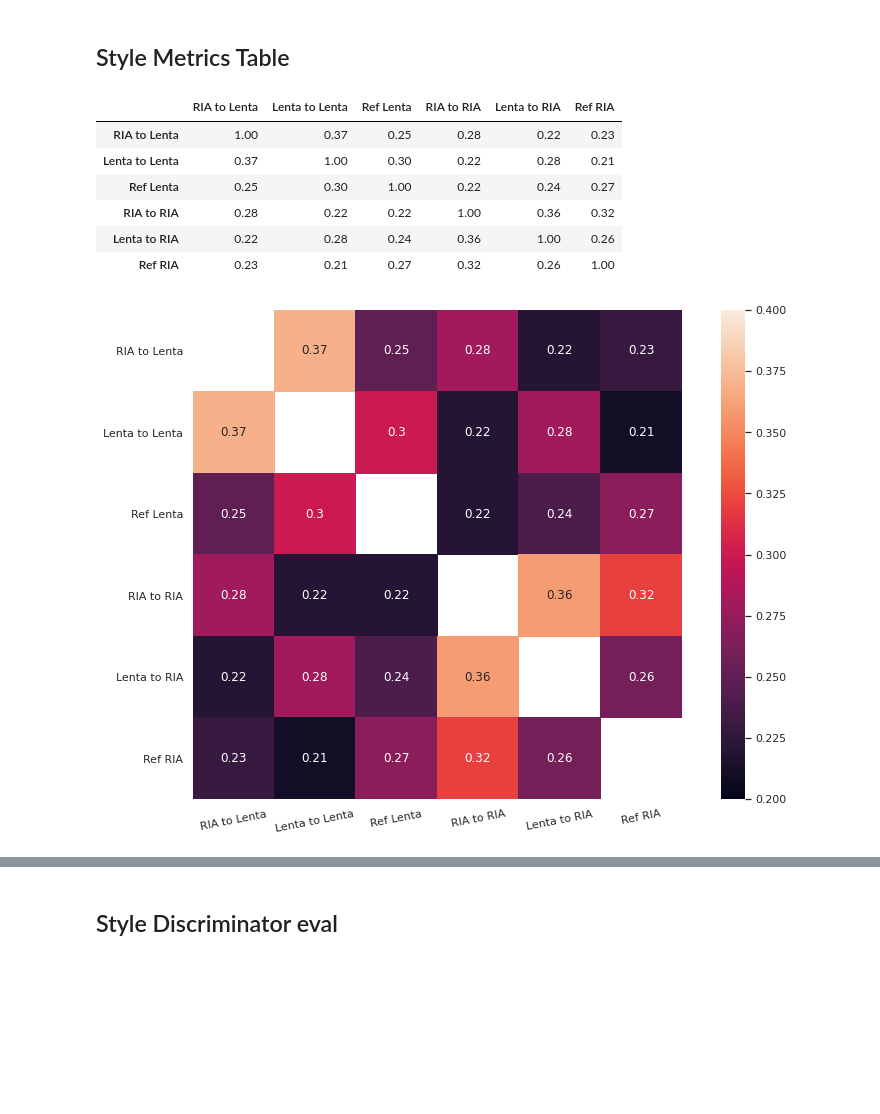
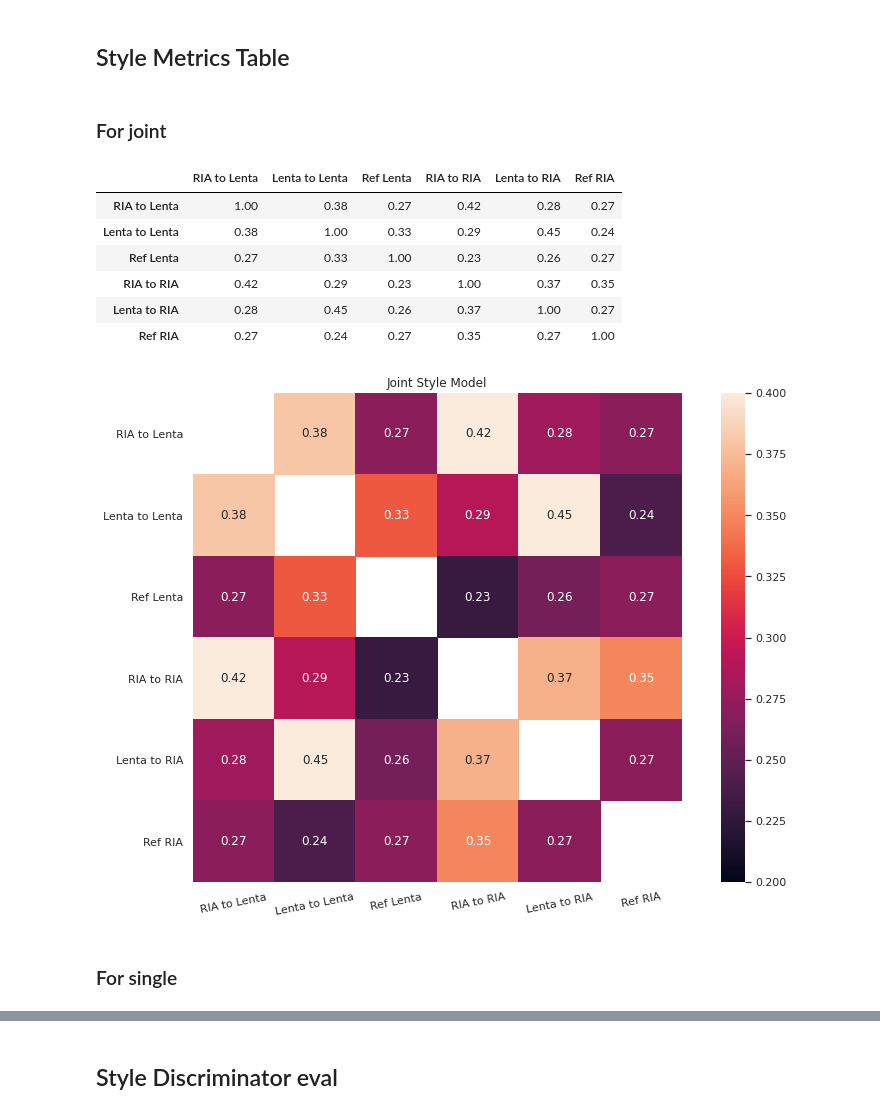
Before and after one commit to leshanbog/master-thesis, a Jupyter notebook: src/final_style_eval.ipynb, the cells around one changed output, grey strips where cells are left out. Drawn from its saved outputs; the diff is of its cells as text; code cells hidden in the pictures; blank space fills up the shorter version.

```diff
--- a/src/final_style_eval.ipynb
+++ b/src/final_style_eval.ipynb
@@ -112,11 +192,11 @@ with torch.no_grad():
         ria_inp = text_to_transformer_input(records[i]['ria_text'])
         lenta_inp = text_to_transformer_input(records[i]['lenta_text'])
 
-        lenta_from_ria.append(
+        single_lenta_from_ria.append(
             lenta_style.generate(**ria_inp, **generation_args)
         )
 
-        lenta_from_lenta.append(
+        single_lenta_from_lenta.append(
             lenta_style.generate(**lenta_inp, **generation_args)
         )
 
@@ -129,7 +209,12 @@ def trans_otpt_to_headline(otpt):
 # %%
 %%time
 
-ria_from_ria = [trans_otpt_to_headline(x) for x in ria_from_ria]
-ria_from_lenta = [trans_otpt_to_headline(x) for x in ria_from_lenta]
-lenta_from_ria = [trans_otpt_to_headline(x) for x in lenta_from_ria]
-lenta_from_lenta = [trans_otpt_to_headline(x) for x in lenta_from_lenta]
+single_ria_from_ria = [trans_otpt_to_headline(x) for x in single_ria_from_ria]
+single_ria_from_lenta = [trans_otpt_to_headline(x) for x in single_ria_from_lenta]
+single_lenta_from_ria = [trans_otpt_to_headline(x) for x in single_lenta_from_ria]
+single_lenta_from_lenta = [trans_otpt_to_headline(x) for x in single_lenta_from_lenta]
+
+joint_ria_from_ria = [trans_otpt_to_headline(x) for x in joint_ria_from_ria]
+joint_ria_from_lenta = [trans_otpt_to_headline(x) for x in joint_ria_from_lenta]
+joint_lenta_from_ria = [trans_otpt_to_headline(x) for x in joint_lenta_from_ria]
+joint_lenta_from_lenta = [trans_otpt_to_headline(x) for x in joint_lenta_from_lenta]
@@ -146,11 +228,13 @@ from utils.gen_title_calculate_metrics import calc_metrics
 
 def scalar_from_metrics(m):
     return (m['rl'] + m['r2'] + m['rl']) / 3
+# %% [markdown]
+### For joint
 # %%
-results = np.zeros((6, 6))
+joint_results = np.zeros((6, 6))
 
 headlines = (
-    lenta_from_ria, lenta_from_lenta, ref_lenta, ria_from_ria, ria_from_lenta, ref_ria
+    joint_lenta_from_ria, joint_lenta_from_lenta, ref_lenta, joint_ria_from_ria, joint_ria_from_lenta, ref_ria
 )
 
 names = (
@@ -164,28 +248,32 @@ for i, h1 in tqdm.tqdm(enumerate(headlines)):
         if type(h2[0]) != str:
             h2 = [x[0] for x in h2]
 
-        results[i, j] = scalar_from_metrics(
+        joint_results[i, j] = scalar_from_metrics(
             calc_metrics(h1, h2, language='ru')
         )
 # %%
-df = pd.DataFrame(results, columns=names, index=names).round(2)
+df = pd.DataFrame(joint_results, columns=names, index=names).round(2)
 df
 # %% [output]
 |  | RIA to Lenta | Lenta to Lenta | Ref Lenta | RIA to RIA | Lenta to RIA | Ref RIA |
-| RIA to Lenta | 1.00 | 0.37 | 0.25 | 0.28 | 0.22 | 0.23 |
-| Lenta to Lenta | 0.37 | 1.00 | 0.30 | 0.22 | 0.28 | 0.21 |
-| Ref Lenta | 0.25 | 0.30 | 1.00 | 0.22 | 0.24 | 0.27 |
-| RIA to RIA | 0.28 | 0.22 | 0.22 | 1.00 | 0.36 | 0.32 |
-| Lenta to RIA | 0.22 | 0.28 | 0.24 | 0.36 | 1.00 | 0.26 |
-| Ref RIA | 0.23 | 0.21 | 0.27 | 0.32 | 0.26 | 1.00 |
+| RIA to Lenta | 1.00 | 0.38 | 0.27 | 0.42 | 0.28 | 0.27 |
+| Lenta to Lenta | 0.38 | 1.00 | 0.33 | 0.29 | 0.45 | 0.24 |
+| Ref Lenta | 0.27 | 0.33 | 1.00 | 0.23 | 0.26 | 0.27 |
+| RIA to RIA | 0.42 | 0.29 | 0.23 | 1.00 | 0.37 | 0.35 |
+| Lenta to RIA | 0.28 | 0.45 | 0.26 | 0.37 | 1.00 | 0.27 |
+| Ref RIA | 0.27 | 0.24 | 0.27 | 0.35 | 0.27 | 1.00 |
 # %%
 mask = np.zeros((6, 6), dtype=bool)
 mask[np.diag_indices_from(mask)] = True
 
 with sns.axes_style("white"):
     f, ax = plt.subplots(figsize=(14, 9))
     ax = sns.heatmap(df, mask=mask, vmax=.4, vmin=0.2, square=True, annot=True)
     ax.set_xticklabels(ax.get_xticklabels(), rotation=11)
     ax.set_yticklabels(ax.get_yticklabels(), rotation=0)
+    ax.set_title('Joint Style Model')
+    f.savefig('joint_style_eval.eps', bbox_inches='tight', format='eps')
 # %% [output]
-[figure, old version]
+[figure, new version]
+# %% [markdown]
+### For single
```
Also changed, not shown: parts of 52 cells of this notebook, 3 other files.
